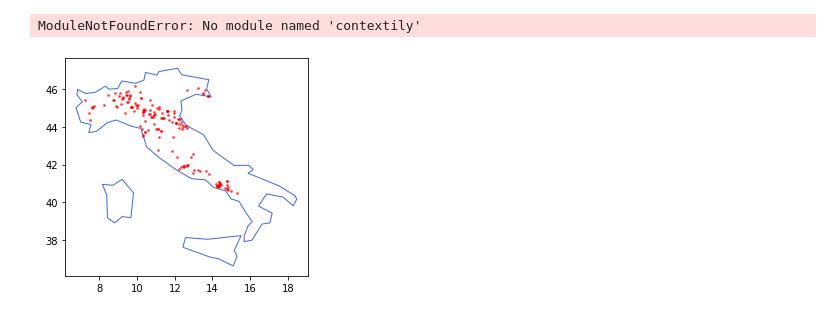
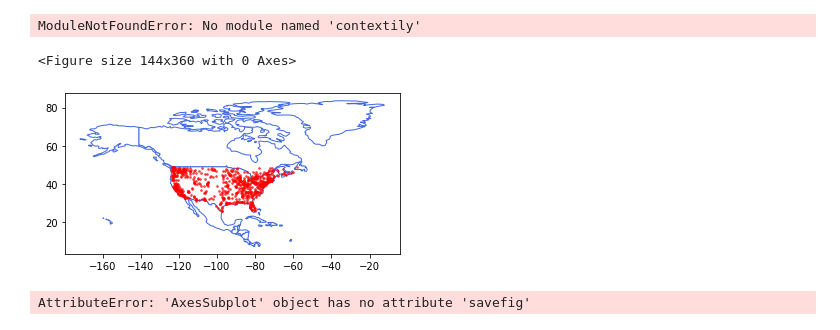
Before and after one commit to ceccaroni1884368/SL_Project, a Jupyter notebook: other_files/Notebooks/map.ipynb, the cells around one changed output. Cells and saved outputs as stored; diff of their text form; code cells hidden in the pictures.

```diff
--- a/other_files/Notebooks/map.ipynb
+++ b/other_files/Notebooks/map.ipynb
@@ -26,20 +26,22 @@ import pandas as pd
 import geopandas
 import matplotlib.pyplot as plt
 
-df = pd.read_csv('./data/20200323-072504.csv')
+df = pd.read_csv('../../data/20200326-114144.csv')
 # %%
 gdf = geopandas.GeoDataFrame(
     df, geometry=geopandas.points_from_xy(df.lon, df.lat))
 # %%
 world = geopandas.read_file(geopandas.datasets.get_path('naturalearth_lowres'))
 # %%
-from matplotlib.pyplot import figure
-
-ax = world[world.name == 'Italy'].plot(
+#from matplotlib.pyplot import figure
+fig = plt.figure(figsize=(2, 5))
+fig = world[world.continent == 'North America'].plot(
     color='white', edgecolor='royalblue')
 # We can now plot our ``GeoDataFrame``.
-gdf.plot(ax=ax, color='red', markersize=3, alpha=0.6)
-
+gdf.plot(ax=fig, color='red', markersize=3, alpha=0.6)
 plt.show()
+fig.savefig('temp.png', dpi=fig.dpi)
 # %% [output]
+<Figure size 144x360 with 0 Axes>
-[figure, old version]
+[figure, new version]
+AttributeError: 'AxesSubplot' object has no attribute 'savefig'
```
Also changed, not shown: 21 other files.
